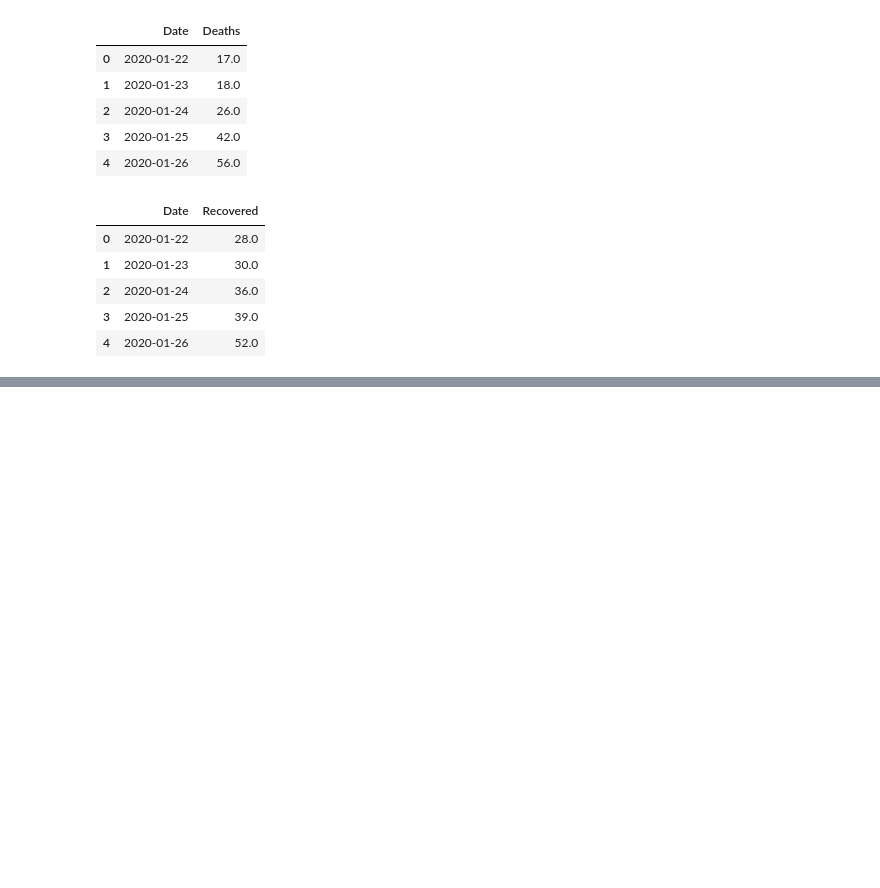
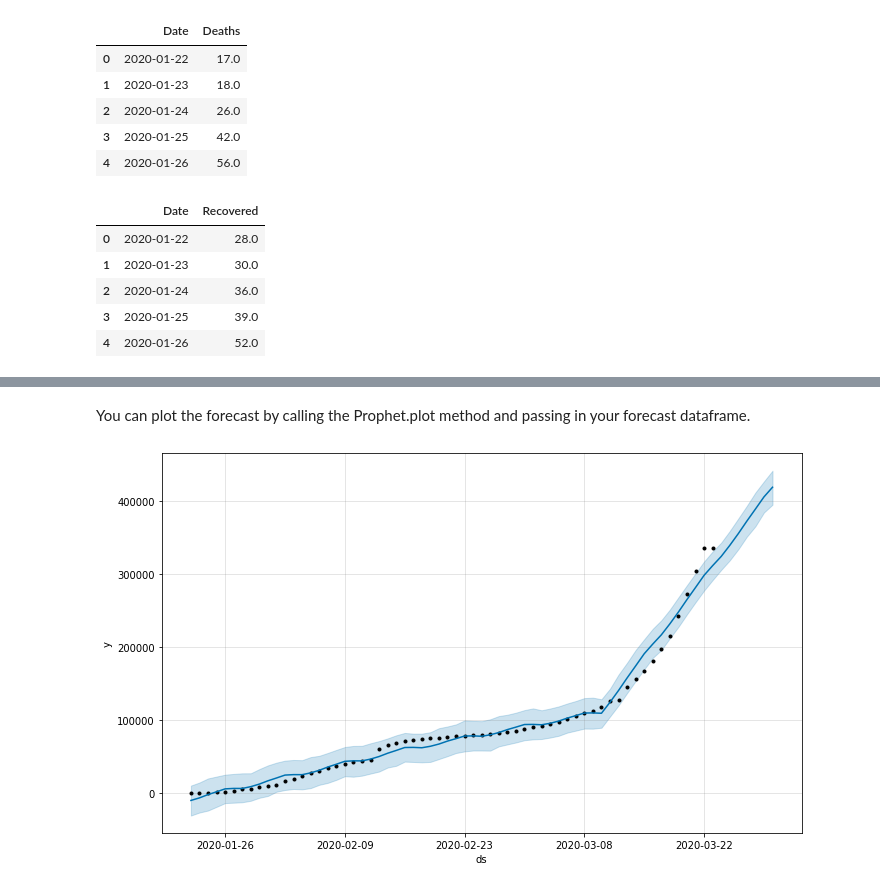
Before and after one commit to krGaurav310/AllColabProjects, a Jupyter notebook: Covid_19_Predictions.ipynb, the cells around one changed output, grey strips where cells are left out. Cells and saved outputs as stored; diff of their text form; code cells hidden in the pictures; blank space fills up the shorter version.

Commit message:
Final completed Project of Covid -19 forecasting using Prophet

```diff
--- a/Covid_19_Predictions.ipynb
+++ b/Covid_19_Predictions.ipynb
@@ -526,0 +575,4 @@ fig.show()
+# %%
+m = Prophet(interval_width = 0.95)
+# %%
+m.fit(confirmed)
@@ -526,0 +584,2 @@ fig.show()
+# %%
+future = m.make_future_dataframe(periods = 7)
@@ -526,0 +595,2 @@ fig.show()
+# %%
+forecast = m.predict(future)
@@ -526,0 +614,6 @@ fig.show()
+# %% [markdown]
+You can plot the forecast by calling the Prophet.plot method and passing in your forecast dataframe.
+# %%
+confirmed_forecast_plot = m.plot(forecast)
+# %% [output]
+[figure, added]
```
Also changed, not shown: parts of 30 cells of this notebook.
